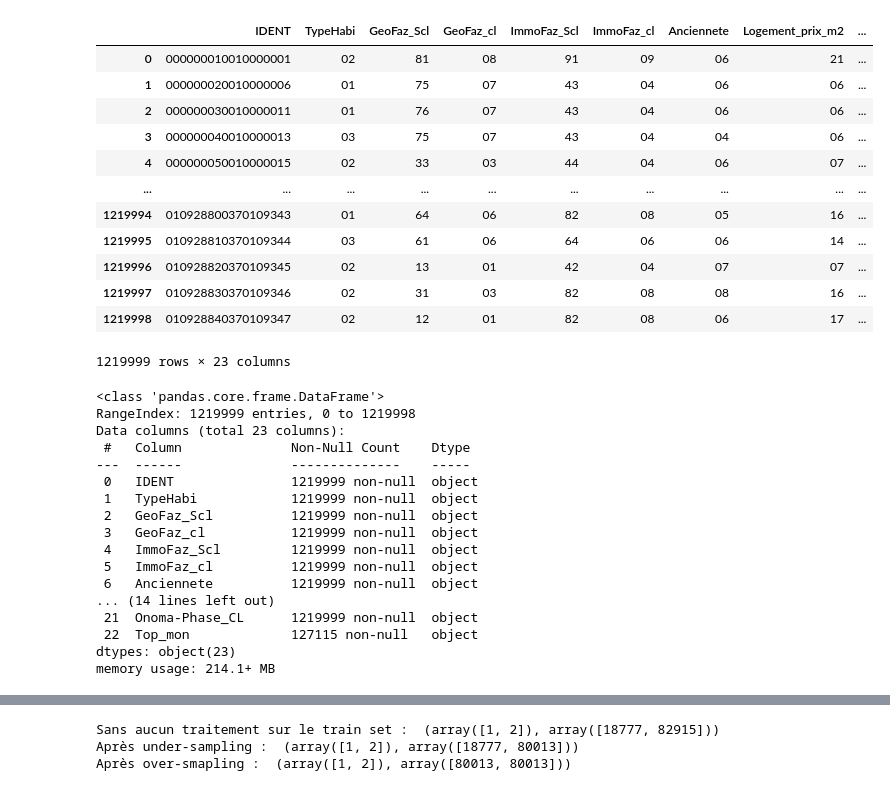
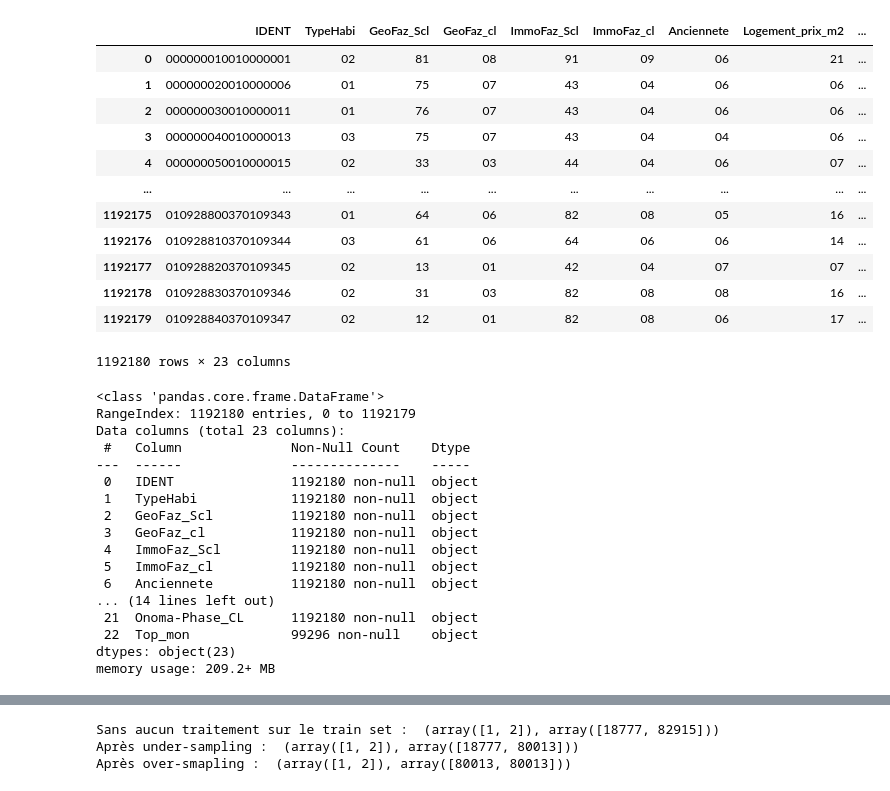
Before and after one commit to christian235711/Predict_models_fdf21, a Jupyter notebook: FDF21_logistic_regression_quali.ipynb, the cells around one changed output, grey strips where cells are left out. Saved outputs shown, nothing was run; the diff lists cells and outputs as text; code cells hidden in the pictures.

```diff
--- a/FDF21_logistic_regression_quali.ipynb
+++ b/FDF21_logistic_regression_quali.ipynb
@@ -32,43 +32,43 @@ colonnes =(["IDENT", "TypeHabi", "GeoFaz_Scl", "GeoFaz_cl", "ImmoFaz_Scl", "Immo
             "Prenom_effectif", "Potentiel_prenom", "Onoma-Phase_Scl", "Onoma-Phase_CL", "Top_mon"])
 # %%
 #data_orig = pd.read_csv("C:/Users/Christian/Desktop/my_data_FDFIFI19.txt",sep=" " , names = colonnes, low_memory=False, dtype=str )#, dtype='Int64')
-data_orig = pd.read_csv("/content/drive/MyDrive/spad_score_method_1/spad_projection_FDFTOT21/my_data_FDFTOT21.txt", delim_whitespace="\t", header = None, names=colonnes, low_memory=False, dtype=str )#, dtype='Int64')
+data_orig = pd.read_csv("/content/drive/MyDrive/spad_score_method_1/spad_projection_FDFTOT21/new_my_data_FDFTOT21.txt", delim_whitespace="\t", header = None, names=colonnes, low_memory=False, dtype=str )#, dtype='Int64')
 data = data_orig.copy()
 data
 # %% [output]
 |  | IDENT | TypeHabi | GeoFaz_Scl | GeoFaz_cl | ImmoFaz_Scl | ImmoFaz_cl | Anciennete | Logement_prix_m2 | ... |
 | 0 | 000000010010000001 | 02 | 81 | 08 | 91 | 09 | 06 | 21 | ... |
 | 1 | 000000020010000006 | 01 | 75 | 07 | 43 | 04 | 06 | 06 | ... |
 | 2 | 000000030010000011 | 01 | 76 | 07 | 43 | 04 | 06 | 06 | ... |
 | 3 | 000000040010000013 | 03 | 75 | 07 | 43 | 04 | 04 | 06 | ... |
 | 4 | 000000050010000015 | 02 | 33 | 03 | 44 | 04 | 06 | 07 | ... |
 | ... | ... | ... | ... | ... | ... | ... | ... | ... | ... |
-| 1219994 | 010928800370109343 | 01 | 64 | 06 | 82 | 08 | 05 | 16 | ... |
-| 1219995 | 010928810370109344 | 03 | 61 | 06 | 64 | 06 | 06 | 14 | ... |
-| 1219996 | 010928820370109345 | 02 | 13 | 01 | 42 | 04 | 07 | 07 | ... |
-| 1219997 | 010928830370109346 | 02 | 31 | 03 | 82 | 08 | 08 | 16 | ... |
-| 1219998 | 010928840370109347 | 02 | 12 | 01 | 82 | 08 | 06 | 17 | ... |
+| 1192175 | 010928800370109343 | 01 | 64 | 06 | 82 | 08 | 05 | 16 | ... |
+| 1192176 | 010928810370109344 | 03 | 61 | 06 | 64 | 06 | 06 | 14 | ... |
+| 1192177 | 010928820370109345 | 02 | 13 | 01 | 42 | 04 | 07 | 07 | ... |
+| 1192178 | 010928830370109346 | 02 | 31 | 03 | 82 | 08 | 08 | 16 | ... |
+| 1192179 | 010928840370109347 | 02 | 12 | 01 | 82 | 08 | 06 | 17 | ... |
-1219999 rows × 23 columns
+1192180 rows × 23 columns
 # %%
 data.info()
 # %% [output]
 <class 'pandas.core.frame.DataFrame'>
-RangeIndex: 1219999 entries, 0 to 1219998
+RangeIndex: 1192180 entries, 0 to 1192179
 Data columns (total 23 columns):
  #   Column              Non-Null Count    Dtype
 ---  ------              --------------    -----
- 0   IDENT               1219999 non-null  object
- 1   TypeHabi            1219999 non-null  object
- 2   GeoFaz_Scl          1219999 non-null  object
- 3   GeoFaz_cl           1219999 non-null  object
- 4   ImmoFaz_Scl         1219999 non-null  object
- 5   ImmoFaz_cl          1219999 non-null  object
- 6   Anciennete          1219999 non-null  object
+ 0   IDENT               1192180 non-null  object
+ 1   TypeHabi            1192180 non-null  object
+ 2   GeoFaz_Scl          1192180 non-null  object
+ 3   GeoFaz_cl           1192180 non-null  object
+ 4   ImmoFaz_Scl         1192180 non-null  object
+ 5   ImmoFaz_cl          1192180 non-null  object
+ 6   Anciennete          1192180 non-null  object
 ... (14 lines left out)
- 21  Onoma-Phase_CL      1219999 non-null  object
- 22  Top_mon             127115 non-null   object
+ 21  Onoma-Phase_CL      1192180 non-null  object
+ 22  Top_mon             99296 non-null    object
 dtypes: object(23)
-memory usage: 214.1+ MB
+memory usage: 209.2+ MB
 # %%
 #nombre de modalités de chaque variables (dans un dataframe)
 def nombre_mod(data2):
```
Also changed, not shown: parts of 5 cells of this notebook.
